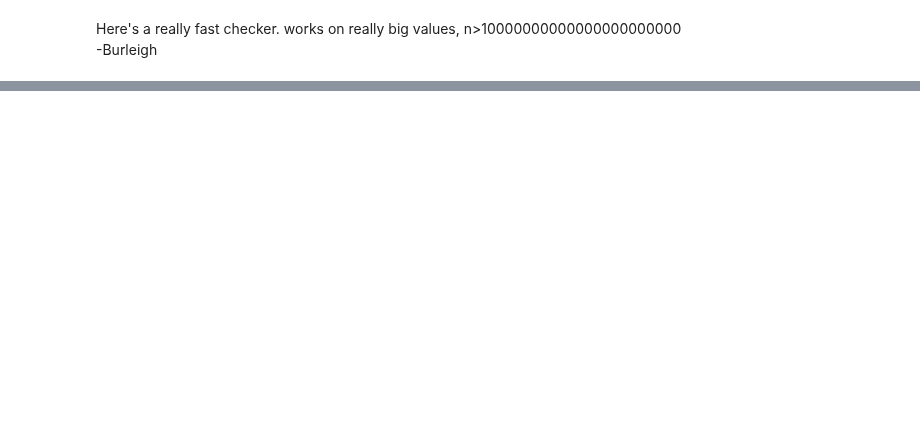
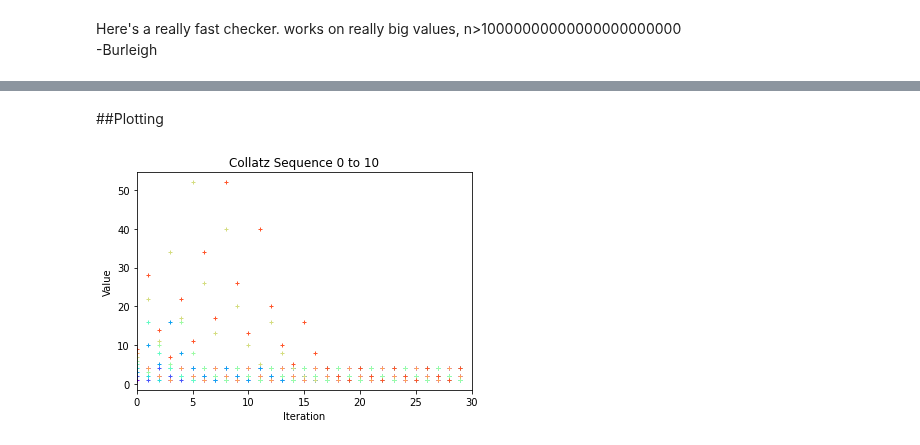
Before and after one commit to BurleighCharlton/Python-Mathematics, a Jupyter notebook: 3n+1_Exploration.ipynb, the cells around one changed output, grey strips where cells are left out. Cells and saved outputs as stored; diff of their text form; code cells hidden in the pictures; blank space fills up the shorter version.

Commit message:
Added graphing efficient sequencing organized

```diff
--- a/3n+1_Exploration.ipynb
+++ b/3n+1_Exploration.ipynb
@@ -106,7 +65,7 @@ def seq(n):
 # %%
 def collatz(n):
   '''
-  The 3n+1 conjecture, when given a positive integer n, will return the
+  The 3n+1 conjecture. When given a positive integer n, will return the
   Collatz sequence for the starting value terminating once the sequence hits 1
   '''
   sequence = [] #empty list for storing values
@@ -241,0 +538,35 @@ Here are some comparisons on speed
+# %%
+import matplotlib.pyplot as plt
+import numpy as np
+import matplotlib.cm as cm
+from matplotlib.ticker import (MultipleLocator, FormatStrFormatter,
+                               AutoMinorLocator)
+
+def plot_collatz(max_val, iterations):
+  '''
+  plots the collatz sequence of starting values
+  1 through 'max_val', or 'iterations' iterations
+  plot_collatz: num, num -> graph
+  '''
+  fig, ax = plt.subplots(1,1) # gets a handle for the AxesSubplot object
+  #ax=fig.add_subplot(111)
+  color=iter(cm.rainbow(np.linspace(0,1,max_val)))
+  for i in range(1, max_val):
+    c=next(color)
+    data_in_array = np.array(collatz_sequence_tuple(i, iterations)).T #put the list into an array and transpose it
+    x,y = data_in_array #make it x and y
+    #fig, ax = plt.subplots(1,1) # gets a handle for the AxesSubplot object
+    #ax.plot(x, y, 'ro')
+    ax.plot(x, y, c=c, marker='+', linestyle='dashed', linewidth=0, markersize=4)
+  plt.title('Collatz Sequence 0 to {}'.format(max_val))
+  plt.xlabel('Iteration')
+  plt.ylabel('Value')
+  #ax.xaxis.set_major_locator(MultipleLocator(iterations/10))
+  ax.set_xlim(0,iterations )
+  plt.show()
+# %% [markdown]
+##Plotting
+# %%
+plot_collatz(10,30)
+# %% [output]
+[figure, added]
```
Also changed, not shown: parts of 51 cells of this notebook.
